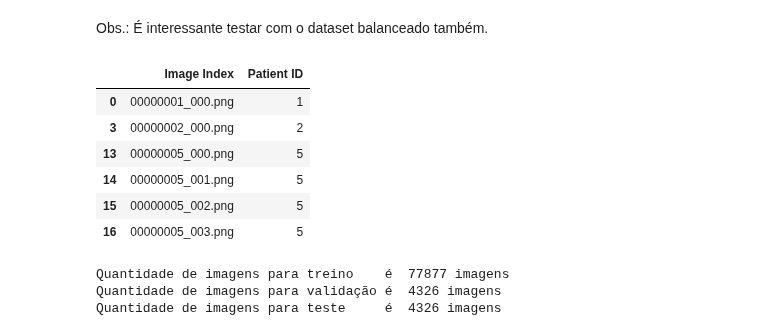
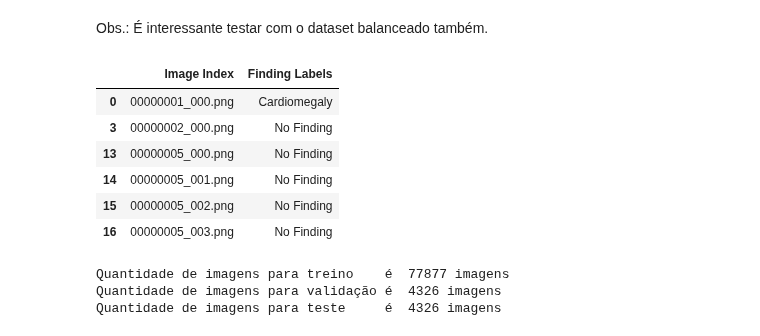
Before and after one commit to LucasLessa1/PIBIC, a Jupyter notebook: NIH-CHEST.ipynb, the cells around one changed output. Cells and saved outputs as stored; diff of their text form; code cells hidden in the pictures.

```diff
--- a/NIH-CHEST.ipynb
+++ b/NIH-CHEST.ipynb
@@ -140,19 +140,19 @@ plt.show()
 # %% [markdown]
 Obs.: É interessante testar com o dataset balanceado também.
 # %%
-columns_to_eliminate = [1,2,4,5,6,7,8,9,10,11]  # Eliminate the second column (column at index 1)
+columns_to_eliminate = [2,3,4,5,6,7,8,9,10,11]  # Eliminate the second column (column at index 1)
 
 # Eliminate columns based on their column number
 filter_df = filtered_df.drop(filtered_df.columns[columns_to_eliminate], axis=1)
 filter_df.head(6)
 # %% [output]
-|  | Image Index | Patient ID |
-| 0 | 00000001_000.png | 1 |
-| 3 | 00000002_000.png | 2 |
-| 13 | 00000005_000.png | 5 |
-| 14 | 00000005_001.png | 5 |
-| 15 | 00000005_002.png | 5 |
-| 16 | 00000005_003.png | 5 |
+|  | Image Index | Finding Labels |
+| 0 | 00000001_000.png | Cardiomegaly |
+| 3 | 00000002_000.png | No Finding |
+| 13 | 00000005_000.png | No Finding |
+| 14 | 00000005_001.png | No Finding |
+| 15 | 00000005_002.png | No Finding |
+| 16 | 00000005_003.png | No Finding |
 # %%
 num_images = len(filter_df)
 num_train=int(num_images*0.9)
```
Also changed, not shown: parts of 6 cells of this notebook.
